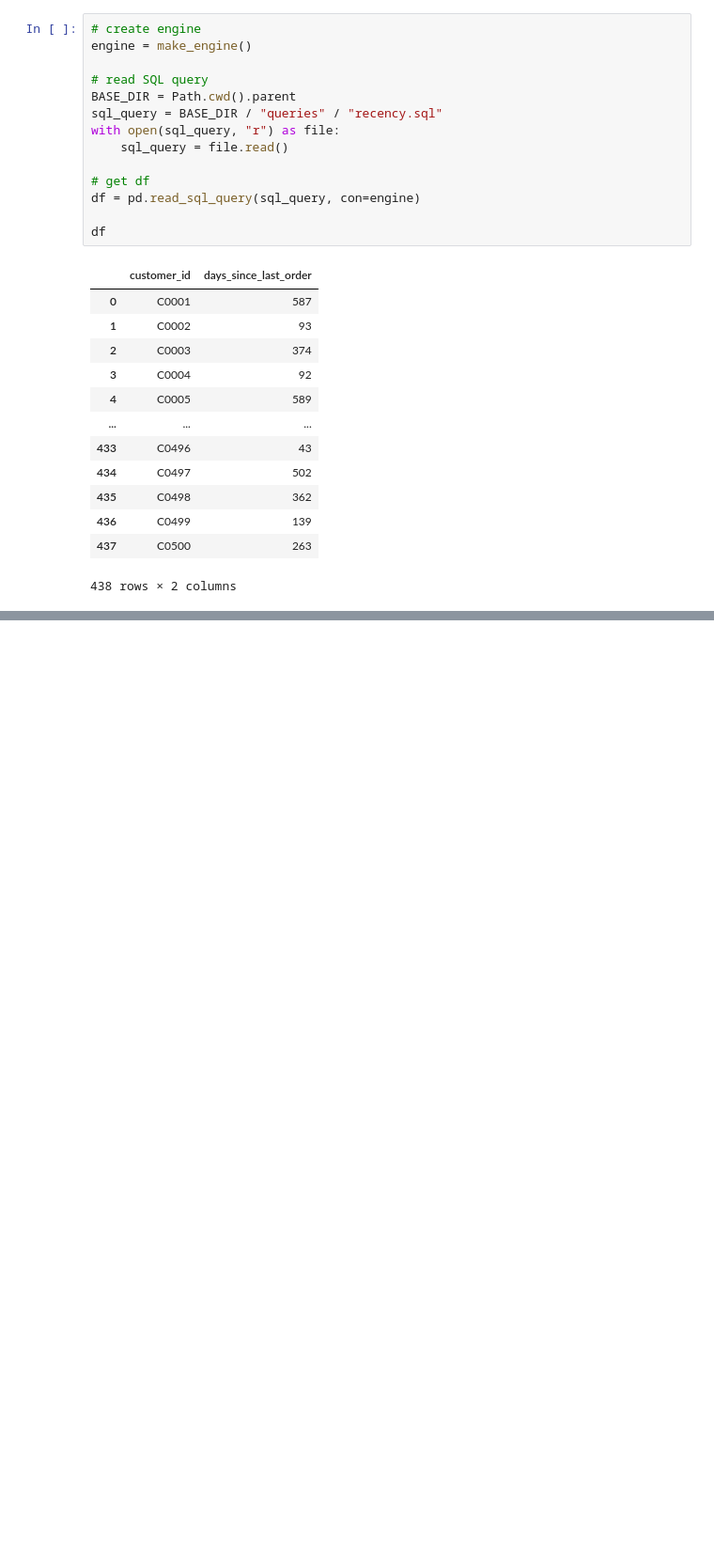
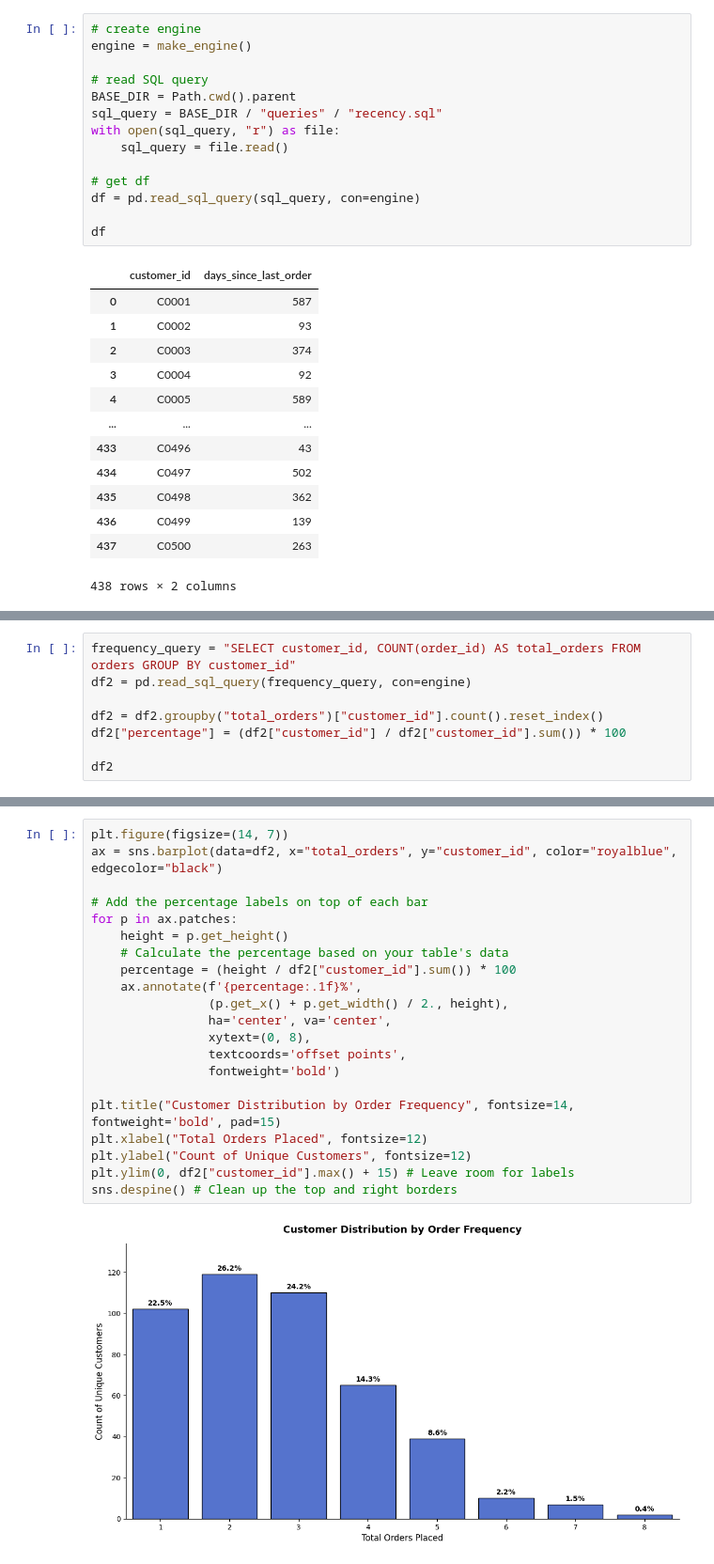
Before and after one commit to viggobalcita26/skincare-ecom-rfm-analysis, a Jupyter notebook: notebooks/recency_check.ipynb, the cells around one changed output, grey strips where cells are left out. Shown at 94% size. Saved outputs shown, nothing was run; the diff lists cells and outputs as text; blank space fills up the shorter version.

```diff
--- a/notebooks/recency_check.ipynb
+++ b/notebooks/recency_check.ipynb
@@ -47,0 +48,8 @@ plt.show()
+# %%
+frequency_query = "SELECT customer_id, COUNT(order_id) AS total_orders FROM orders GROUP BY customer_id"
+df2 = pd.read_sql_query(frequency_query, con=engine)
+
+df2 = df2.groupby("total_orders")["customer_id"].count().reset_index()
+df2["percentage"] = (df2["customer_id"] / df2["customer_id"].sum()) * 100
+
+df2
@@ -47,0 +66,23 @@ plt.show()
+# %%
+plt.figure(figsize=(14, 7))
+ax = sns.barplot(data=df2, x="total_orders", y="customer_id", color="royalblue", edgecolor="black")
+
+# Add the percentage labels on top of each bar
+for p in ax.patches:
+    height = p.get_height()
+    # Calculate the percentage based on your table's data
+    percentage = (height / df2["customer_id"].sum()) * 100
+    ax.annotate(f'{percentage:.1f}%',
+                (p.get_x() + p.get_width() / 2., height),
+                ha='center', va='center',
+                xytext=(0, 8),
+                textcoords='offset points',
+                fontweight='bold')
+
+plt.title("Customer Distribution by Order Frequency", fontsize=14, fontweight='bold', pad=15)
+plt.xlabel("Total Orders Placed", fontsize=12)
+plt.ylabel("Count of Unique Customers", fontsize=12)
+plt.ylim(0, df2["customer_id"].max() + 15) # Leave room for labels
+sns.despine() # Clean up the top and right borders
+# %% [output]
+[figure, added]
```
Also changed, not shown: parts of 2 cells of this notebook.
